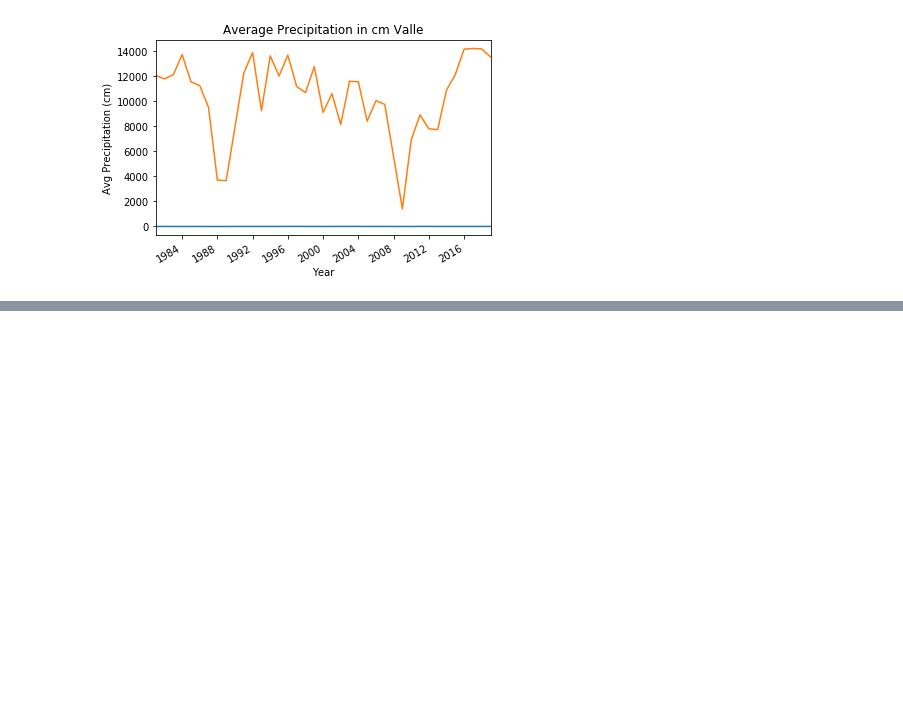
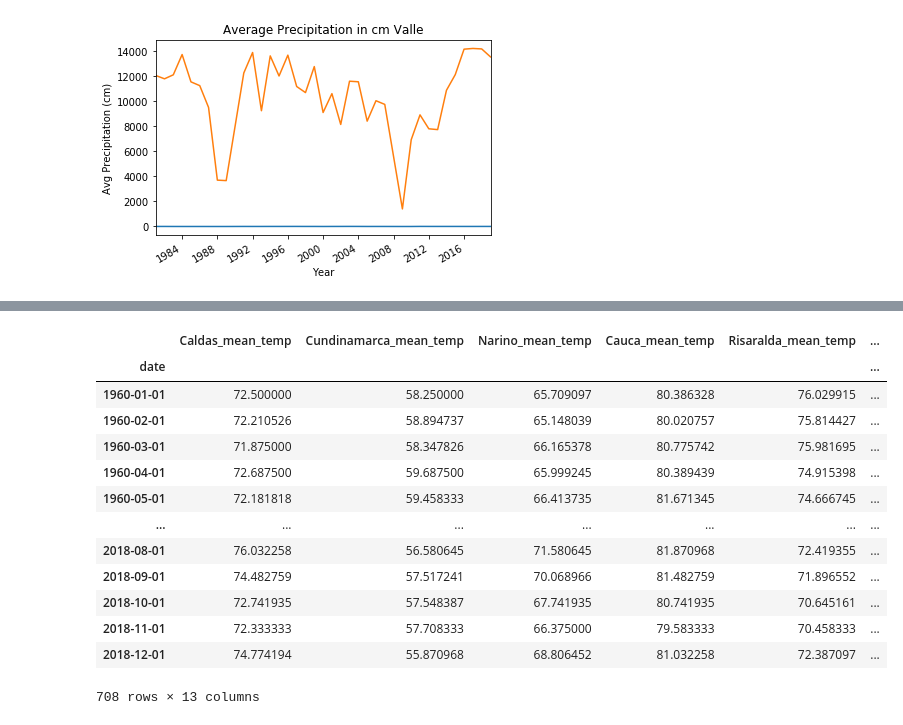
Before and after one commit to Data-Robusta/data-robusta, a Jupyter notebook: jeff_scratch.ipynb, the cells around one changed output, grey strips where cells are left out. Cells and saved outputs as stored; diff of their text form; code cells hidden in the pictures; blank space fills up the shorter version.

```diff
--- a/jeff_scratch.ipynb
+++ b/jeff_scratch.ipynb
@@ -801,0 +842,17 @@ df.head(2)
+# %%
+df[df.columns.intersection(blob)]
+# %% [output]
+|  | Caldas_mean_temp | Cundinamarca_mean_temp | Narino_mean_temp | Cauca_mean_temp | Risaralda_mean_temp | ... |
+| date |  |  |  |  |  | ... |
+| 1960-01-01 | 72.500000 | 58.250000 | 65.709097 | 80.386328 | 76.029915 | ... |
+| 1960-02-01 | 72.210526 | 58.894737 | 65.148039 | 80.020757 | 75.814427 | ... |
+| 1960-03-01 | 71.875000 | 58.347826 | 66.165378 | 80.775742 | 75.981695 | ... |
+| 1960-04-01 | 72.687500 | 59.687500 | 65.999245 | 80.389439 | 74.915398 | ... |
+| 1960-05-01 | 72.181818 | 59.458333 | 66.413735 | 81.671345 | 74.666745 | ... |
+| ... | ... | ... | ... | ... | ... | ... |
+| 2018-08-01 | 76.032258 | 56.580645 | 71.580645 | 81.870968 | 72.419355 | ... |
+| 2018-09-01 | 74.482759 | 57.517241 | 70.068966 | 81.482759 | 71.896552 | ... |
+| 2018-10-01 | 72.741935 | 57.548387 | 67.741935 | 80.741935 | 70.645161 | ... |
+| 2018-11-01 | 72.333333 | 57.708333 | 66.375000 | 79.583333 | 70.458333 | ... |
+| 2018-12-01 | 74.774194 | 55.870968 | 68.806452 | 81.032258 | 72.387097 | ... |
+708 rows × 13 columns
```
Also changed, not shown: parts of 14 cells of this notebook.
